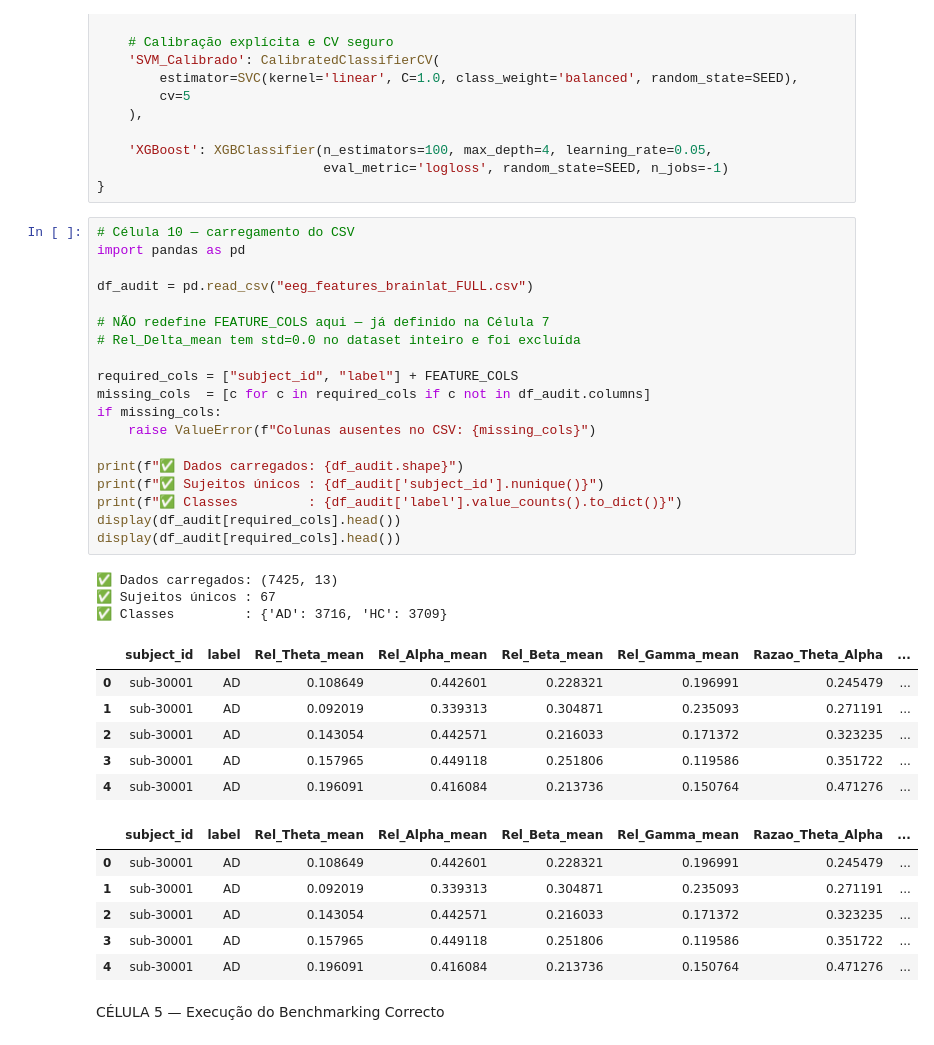
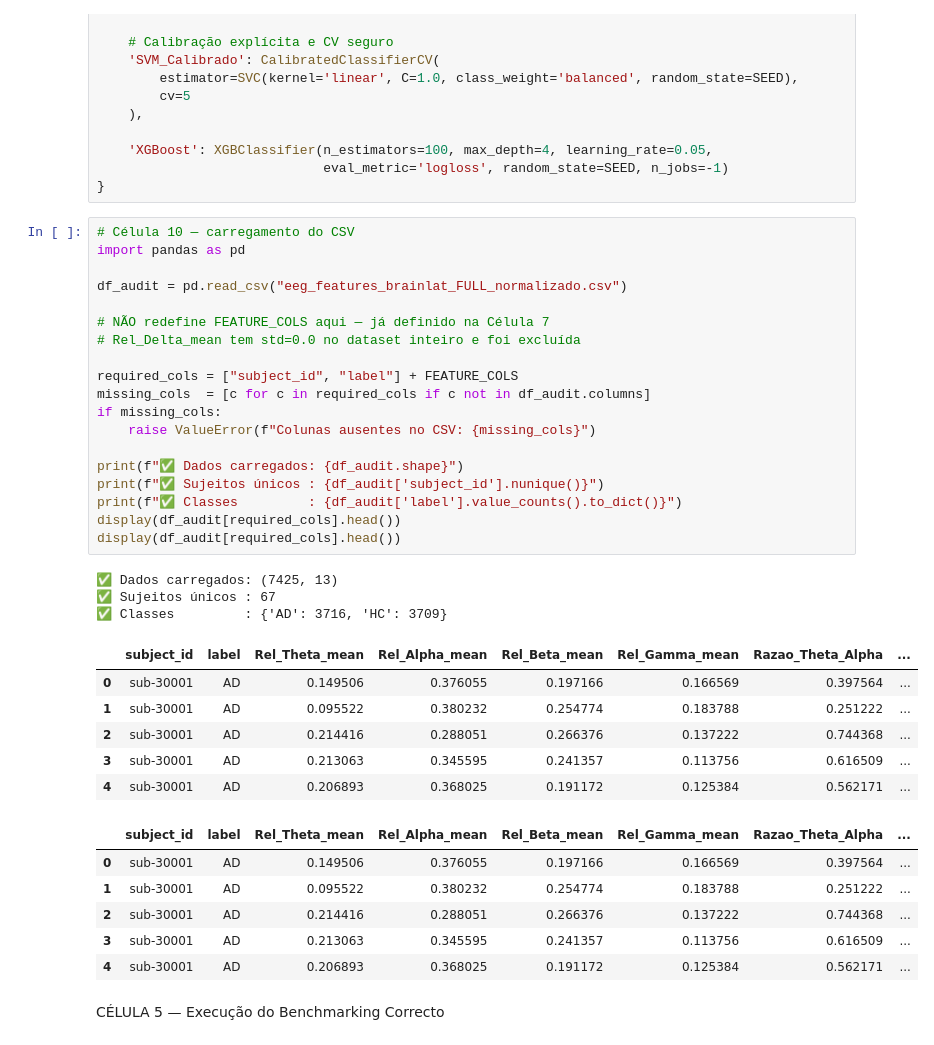
Before and after one commit to tiagosoutorocha-neuro/BrainLat_dataset_Alzheimer_EEG, a Jupyter notebook: Modelos_ML/Pipiline_ML_Alzheimer_4.IPYNB, the cells around one changed output. Drawn from its saved outputs; the diff is of its cells as text.

```diff
--- a/Modelos_ML/Pipiline_ML_Alzheimer_4.IPYNB
+++ b/Modelos_ML/Pipiline_ML_Alzheimer_4.IPYNB
@@ -574,38 +483,38 @@ modelos_corrigidos = {
 # %%
 # Célula 10 — carregamento do CSV
 import pandas as pd
 
-df_audit = pd.read_csv("eeg_features_brainlat_FULL.csv")
+df_audit = pd.read_csv("eeg_features_brainlat_FULL_normalizado.csv")
 
 # NÃO redefine FEATURE_COLS aqui — já definido na Célula 7
 # Rel_Delta_mean tem std=0.0 no dataset inteiro e foi excluída
 
 required_cols = ["subject_id", "label"] + FEATURE_COLS
 missing_cols  = [c for c in required_cols if c not in df_audit.columns]
 if missing_cols:
     raise ValueError(f"Colunas ausentes no CSV: {missing_cols}")
 
 print(f"✅ Dados carregados: {df_audit.shape}")
 print(f"✅ Sujeitos únicos : {df_audit['subject_id'].nunique()}")
 print(f"✅ Classes         : {df_audit['label'].value_counts().to_dict()}")
 display(df_audit[required_cols].head())
 display(df_audit[required_cols].head())
 # %% [output]
 ✅ Dados carregados: (7425, 13)
 ✅ Sujeitos únicos : 67
 ✅ Classes         : {'AD': 3716, 'HC': 3709}
 |  | subject_id | label | Rel_Theta_mean | Rel_Alpha_mean | Rel_Beta_mean | Rel_Gamma_mean | Razao_Theta_Alpha | ... |
-| 0 | sub-30001 | AD | 0.108649 | 0.442601 | 0.228321 | 0.196991 | 0.245479 | ... |
-| 1 | sub-30001 | AD | 0.092019 | 0.339313 | 0.304871 | 0.235093 | 0.271191 | ... |
-| 2 | sub-30001 | AD | 0.143054 | 0.442571 | 0.216033 | 0.171372 | 0.323235 | ... |
-| 3 | sub-30001 | AD | 0.157965 | 0.449118 | 0.251806 | 0.119586 | 0.351722 | ... |
-| 4 | sub-30001 | AD | 0.196091 | 0.416084 | 0.213736 | 0.150764 | 0.471276 | ... |
+| 0 | sub-30001 | AD | 0.149506 | 0.376055 | 0.197166 | 0.166569 | 0.397564 | ... |
+| 1 | sub-30001 | AD | 0.095522 | 0.380232 | 0.254774 | 0.183788 | 0.251222 | ... |
+| 2 | sub-30001 | AD | 0.214416 | 0.288051 | 0.266376 | 0.137222 | 0.744368 | ... |
+| 3 | sub-30001 | AD | 0.213063 | 0.345595 | 0.241357 | 0.113756 | 0.616509 | ... |
+| 4 | sub-30001 | AD | 0.206893 | 0.368025 | 0.191172 | 0.125384 | 0.562171 | ... |
 |  | subject_id | label | Rel_Theta_mean | Rel_Alpha_mean | Rel_Beta_mean | Rel_Gamma_mean | Razao_Theta_Alpha | ... |
-| 0 | sub-30001 | AD | 0.108649 | 0.442601 | 0.228321 | 0.196991 | 0.245479 | ... |
-| 1 | sub-30001 | AD | 0.092019 | 0.339313 | 0.304871 | 0.235093 | 0.271191 | ... |
-| 2 | sub-30001 | AD | 0.143054 | 0.442571 | 0.216033 | 0.171372 | 0.323235 | ... |
-| 3 | sub-30001 | AD | 0.157965 | 0.449118 | 0.251806 | 0.119586 | 0.351722 | ... |
-| 4 | sub-30001 | AD | 0.196091 | 0.416084 | 0.213736 | 0.150764 | 0.471276 | ... |
+| 0 | sub-30001 | AD | 0.149506 | 0.376055 | 0.197166 | 0.166569 | 0.397564 | ... |
+| 1 | sub-30001 | AD | 0.095522 | 0.380232 | 0.254774 | 0.183788 | 0.251222 | ... |
+| 2 | sub-30001 | AD | 0.214416 | 0.288051 | 0.266376 | 0.137222 | 0.744368 | ... |
+| 3 | sub-30001 | AD | 0.213063 | 0.345595 | 0.241357 | 0.113756 | 0.616509 | ... |
+| 4 | sub-30001 | AD | 0.206893 | 0.368025 | 0.191172 | 0.125384 | 0.562171 | ... |
 # %% [markdown]
 CÉLULA 5 — Execução do Benchmarking Correcto
 # %%
```
Also changed, not shown: parts of 10 cells of this notebook, 13 other files.
